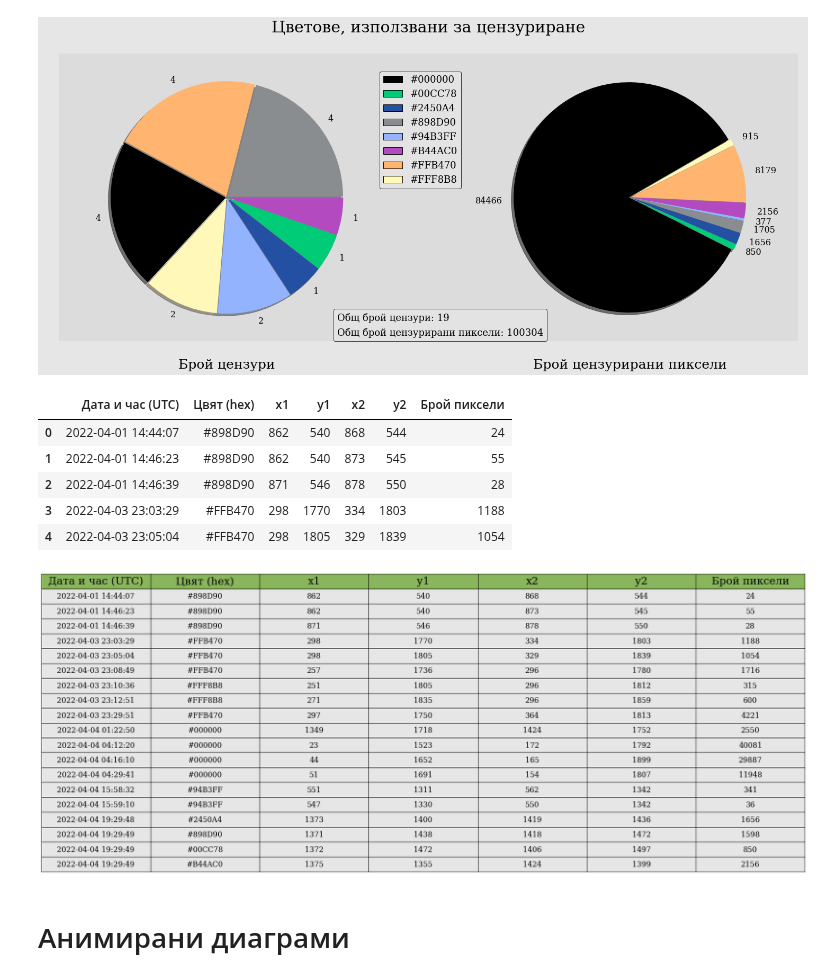
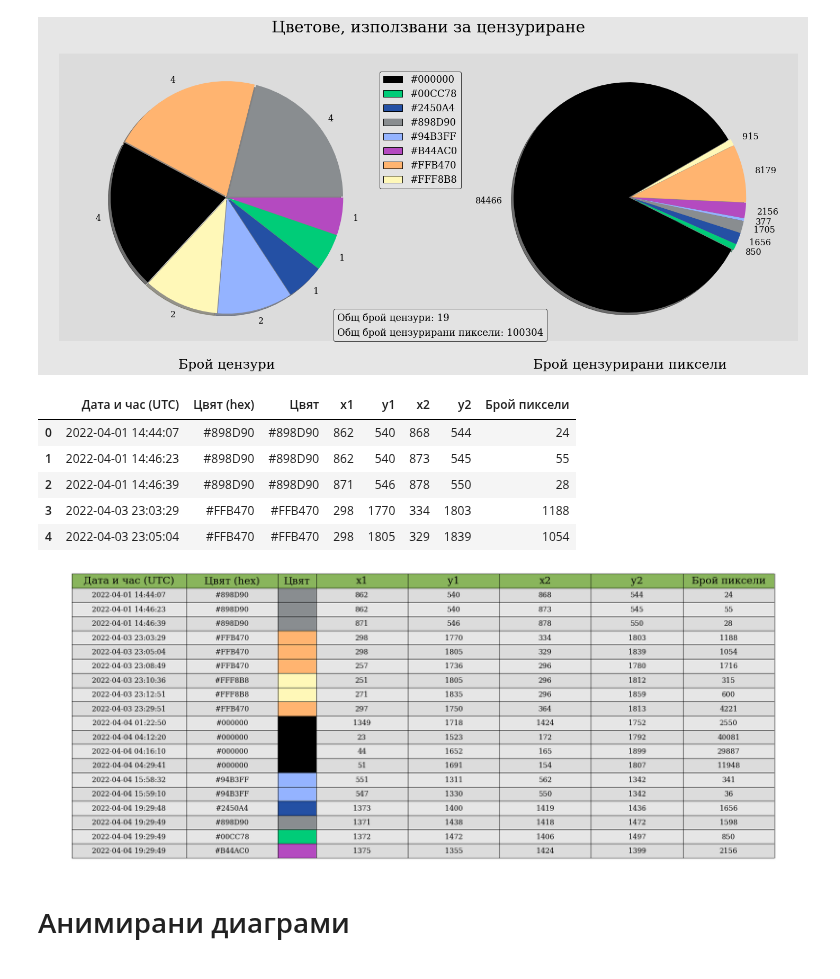
Before and after one commit to Denis-Iv/Analyzing-Social-Experiment, a Jupyter notebook: visualize_data.ipynb, the cells around one changed output. Drawn from its saved outputs; the diff is of its cells as text; code cells hidden in the pictures.

Commit message:
Cosmetic changes to the table

```diff
--- a/visualize_data.ipynb
+++ b/visualize_data.ipynb
@@ -400,47 +389,57 @@ if SAVE_FILES:
 
     fig.savefig(f'output\\plot_moderated-{now}.png')
 # %%
+ddf_moderated['Цвят'] = ddf_moderated['pixel_color']
 ddf_moderated = ddf_moderated.rename(columns={'timestamp': 'Дата и час (UTC)', 'pixel_color': 'Цвят (hex)', 'num_pixels': 'Брой пиксели'})
 
+ddf_moderated = ddf_moderated[['Дата и час (UTC)', 'Цвят (hex)', 'Цвят', 'x1', 'y1', 'x2', 'y2', 'Брой пиксели']]
+
 ddf_moderated.head()
 # %% [output]
-|  | Дата и час (UTC) | Цвят (hex) | x1 | y1 | x2 | y2 | Брой пиксели |
-| 0 | 2022-04-01 14:44:07 | #898D90 | 862 | 540 | 868 | 544 | 24 |
-| 1 | 2022-04-01 14:46:23 | #898D90 | 862 | 540 | 873 | 545 | 55 |
-| 2 | 2022-04-01 14:46:39 | #898D90 | 871 | 546 | 878 | 550 | 28 |
-| 3 | 2022-04-03 23:03:29 | #FFB470 | 298 | 1770 | 334 | 1803 | 1188 |
-| 4 | 2022-04-03 23:05:04 | #FFB470 | 298 | 1805 | 329 | 1839 | 1054 |
+|  | Дата и час (UTC) | Цвят (hex) | Цвят | x1 | y1 | x2 | y2 | Брой пиксели |
+| 0 | 2022-04-01 14:44:07 | #898D90 | #898D90 | 862 | 540 | 868 | 544 | 24 |
+| 1 | 2022-04-01 14:46:23 | #898D90 | #898D90 | 862 | 540 | 873 | 545 | 55 |
+| 2 | 2022-04-01 14:46:39 | #898D90 | #898D90 | 871 | 546 | 878 | 550 | 28 |
+| 3 | 2022-04-03 23:03:29 | #FFB470 | #FFB470 | 298 | 1770 | 334 | 1803 | 1188 |
+| 4 | 2022-04-03 23:05:04 | #FFB470 | #FFB470 | 298 | 1805 | 329 | 1839 | 1054 |
 # %%
 fig, ax = plt.subplots()
 
 fig.patch.set_visible(False)
 ax.axis('off')
 ax.axis('tight')
 
-cell_colors = [['' for x in range(len(ddf_moderated.columns))] for y in range(len(ddf_moderated))]
-for row in range(0,len(cell_colors)):
-    for col in range(0,len(cell_colors[0])):
-        cell_colors[row][col] = '#E6E6E6'
-
-col_colors = []
 col_widths = []
 for col in range(0,len(ddf_moderated.columns)):
-    col_colors.append('#89b55c')
-    col_widths.append(0.2)
+    if (col == 0):
+        col_widths.append(0.15)
+    elif (col == 2):
+        col_widths.append(0.05)
+    else:
+        col_widths.append(0.12)
 
 
-table = ax.table(cellText=ddf_moderated.values, colLabels=ddf_moderated.columns, loc='center', cellColours=cell_colors, colColours=col_colors, colWidths=col_widths, cellLoc='center')
+table = ax.table(cellText=ddf_moderated.values, colLabels=ddf_moderated.columns, loc='center', colWidths=col_widths, cellLoc='center')
 table.scale(1,3)
 table.auto_set_font_size(False)
 table.set_fontsize(16)
 
 for (row, col), cell in table.get_celld().items():
-  if (row == 0):
-    cell.set_text_props(fontproperties=FontProperties(size=23))
+    if (row % 2 == 0):
+        cell.set_facecolor('#E6E6E6')
+    else:
+        cell.set_facecolor('#DCDCDC')
+
+    if (row == 0):
+        cell.set_facecolor('#89B55C')
+        cell.set_text_props(fontproperties=FontProperties(size=23))
+    elif (col == 2):
+        cell.set_facecolor(cell._text.get_text())
+        cell.get_text().set_text('')
 
 fig.tight_layout()
 # %% [output]
-[figure, old version]
+[figure, new version]
 # %%
 if SAVE_FILES:
     now = datetime.now().strftime('%d%H%M')
```
Also changed, not shown: parts of 3 cells of this notebook.
